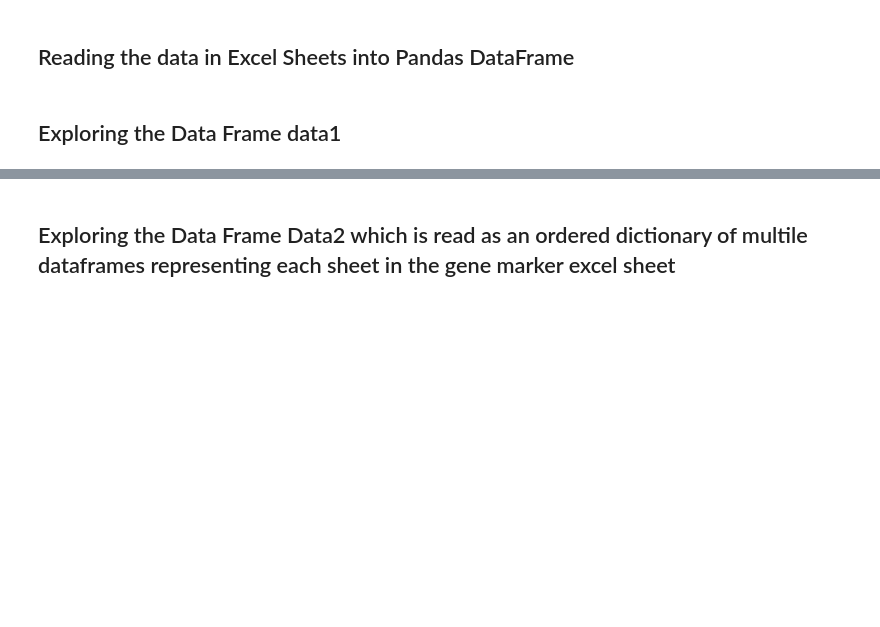
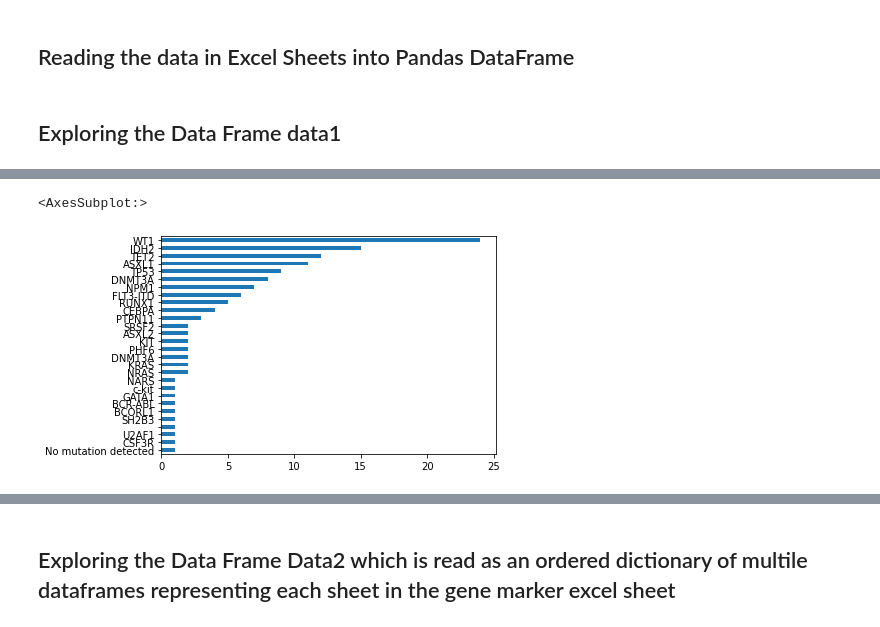
Before and after one commit to kaiyu2012/M-Precise, a Jupyter notebook: code/Exploratory Data Analysis (EDA).ipynb, the cells around one changed output, grey strips where cells are left out. Cells and saved outputs as stored; diff of their text form; code cells hidden in the pictures; blank space fills up the shorter version.

```diff
--- a/code/Exploratory Data Analysis (EDA).ipynb
+++ b/code/Exploratory Data Analysis (EDA).ipynb
@@ -32,0 +85,5 @@ data1
+# %%
+data1v1['mutations'].value_counts().sort_values().plot(kind = 'barh')
+# %% [output]
+<AxesSubplot:>
+[figure, added]
```
Also changed, not shown: parts of 25 cells of this notebook.
